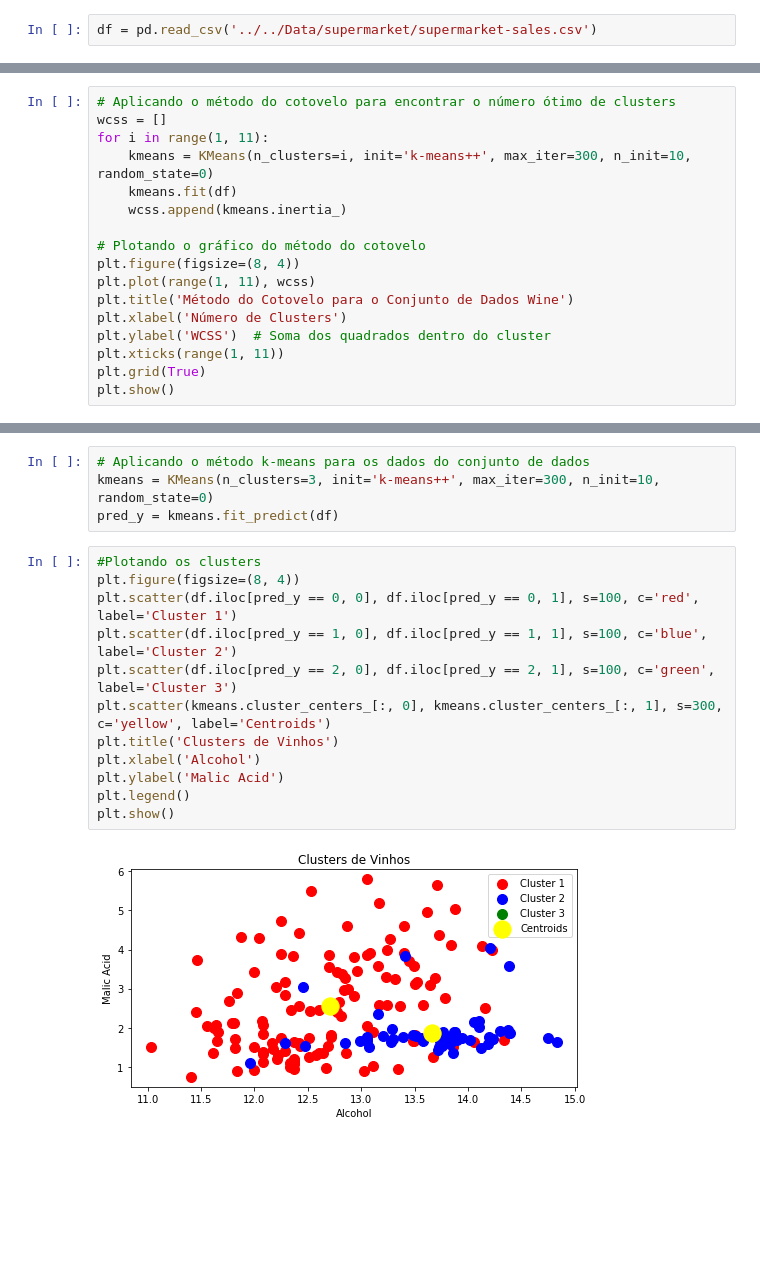
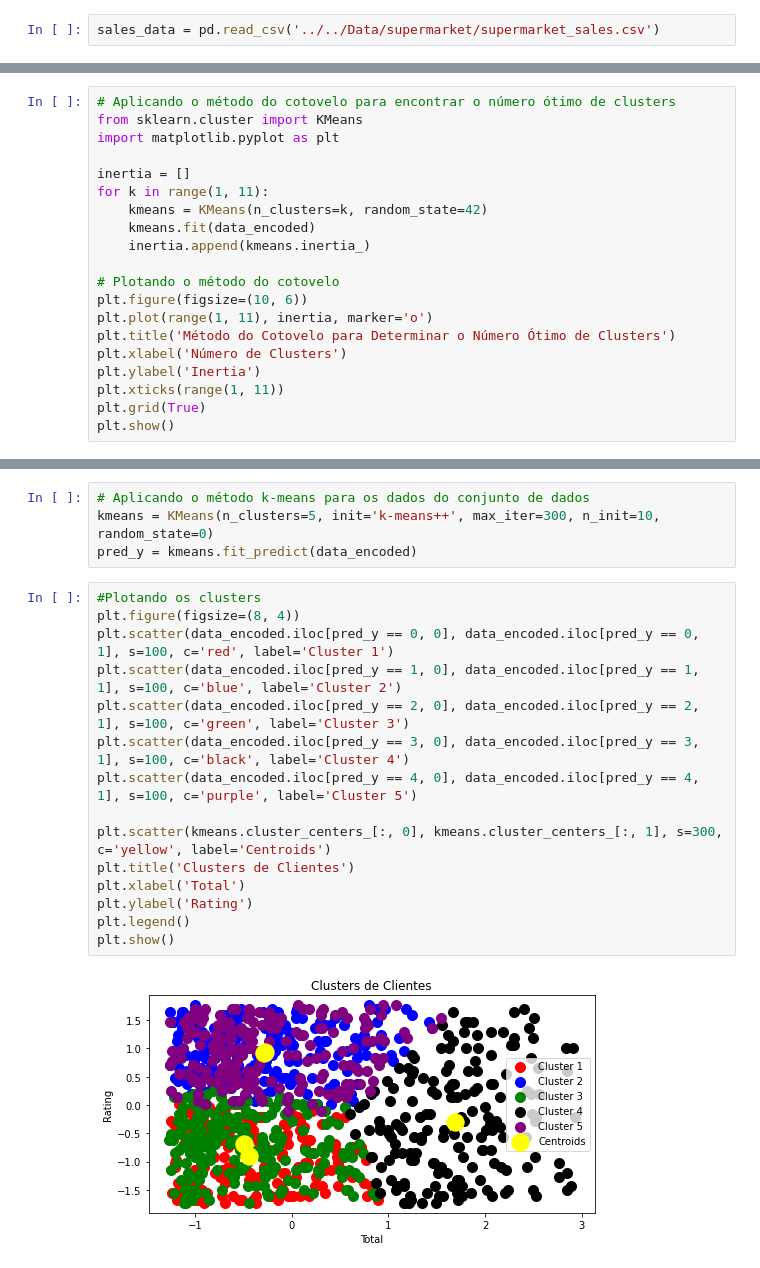
Before and after one commit to FlavioAAMotta/didatico, a Jupyter notebook: CD/2024/kmeans/wine/clustering.ipynb, the cells around one changed output, grey strips where cells are left out. Saved outputs shown, nothing was run; the diff lists cells and outputs as text; blank space fills up the shorter version.

```diff
--- a/CD/2024/kmeans/wine/clustering.ipynb
+++ b/CD/2024/kmeans/wine/clustering.ipynb
@@ -5,3 +7,3 @@ from sklearn.cluster import KMeans
 # %%
-df = pd.read_csv('../../Data/supermarket/supermarket-sales.csv')
+sales_data = pd.read_csv('../../Data/supermarket/supermarket_sales.csv')
 # %%
@@ -16,17 +41,20 @@ df.head()
 # %%
 # Aplicando o método do cotovelo para encontrar o número ótimo de clusters
-wcss = []
-for i in range(1, 11):
-    kmeans = KMeans(n_clusters=i, init='k-means++', max_iter=300, n_init=10, random_state=0)
-    kmeans.fit(df)
-    wcss.append(kmeans.inertia_)
+from sklearn.cluster import KMeans
+import matplotlib.pyplot as plt
 
-# Plotando o gráfico do método do cotovelo
-plt.figure(figsize=(8, 4))
-plt.plot(range(1, 11), wcss)
-plt.title('Método do Cotovelo para o Conjunto de Dados Wine')
+inertia = []
+for k in range(1, 11):
+    kmeans = KMeans(n_clusters=k, random_state=42)
+    kmeans.fit(data_encoded)
+    inertia.append(kmeans.inertia_)
+
+# Plotando o método do cotovelo
+plt.figure(figsize=(10, 6))
+plt.plot(range(1, 11), inertia, marker='o')
+plt.title('Método do Cotovelo para Determinar o Número Ótimo de Clusters')
 plt.xlabel('Número de Clusters')
-plt.ylabel('WCSS')  # Soma dos quadrados dentro do cluster
+plt.ylabel('Inertia')
 plt.xticks(range(1, 11))
 plt.grid(True)
 plt.show()
@@ -35,18 +63,21 @@ plt.show()
 # %%
 # Aplicando o método k-means para os dados do conjunto de dados
-kmeans = KMeans(n_clusters=3, init='k-means++', max_iter=300, n_init=10, random_state=0)
-pred_y = kmeans.fit_predict(df)
+kmeans = KMeans(n_clusters=5, init='k-means++', max_iter=300, n_init=10, random_state=0)
+pred_y = kmeans.fit_predict(data_encoded)
 # %%
 #Plotando os clusters
 plt.figure(figsize=(8, 4))
-plt.scatter(df.iloc[pred_y == 0, 0], df.iloc[pred_y == 0, 1], s=100, c='red', label='Cluster 1')
-plt.scatter(df.iloc[pred_y == 1, 0], df.iloc[pred_y == 1, 1], s=100, c='blue', label='Cluster 2')
-plt.scatter(df.iloc[pred_y == 2, 0], df.iloc[pred_y == 2, 1], s=100, c='green', label='Cluster 3')
+plt.scatter(data_encoded.iloc[pred_y == 0, 0], data_encoded.iloc[pred_y == 0, 1], s=100, c='red', label='Cluster 1')
+plt.scatter(data_encoded.iloc[pred_y == 1, 0], data_encoded.iloc[pred_y == 1, 1], s=100, c='blue', label='Cluster 2')
+plt.scatter(data_encoded.iloc[pred_y == 2, 0], data_encoded.iloc[pred_y == 2, 1], s=100, c='green', label='Cluster 3')
+plt.scatter(data_encoded.iloc[pred_y == 3, 0], data_encoded.iloc[pred_y == 3, 1], s=100, c='black', label='Cluster 4')
+plt.scatter(data_encoded.iloc[pred_y == 4, 0], data_encoded.iloc[pred_y == 4, 1], s=100, c='purple', label='Cluster 5')
+
 plt.scatter(kmeans.cluster_centers_[:, 0], kmeans.cluster_centers_[:, 1], s=300, c='yellow', label='Centroids')
-plt.title('Clusters de Vinhos')
-plt.xlabel('Alcohol')
-plt.ylabel('Malic Acid')
+plt.title('Clusters de Clientes')
+plt.xlabel('Total')
+plt.ylabel('Rating')
 plt.legend()
 plt.show()
 # %% [output]
-[figure, old version]
+[figure, new version]
```
Also changed, not shown: parts of 20 cells of this notebook.
